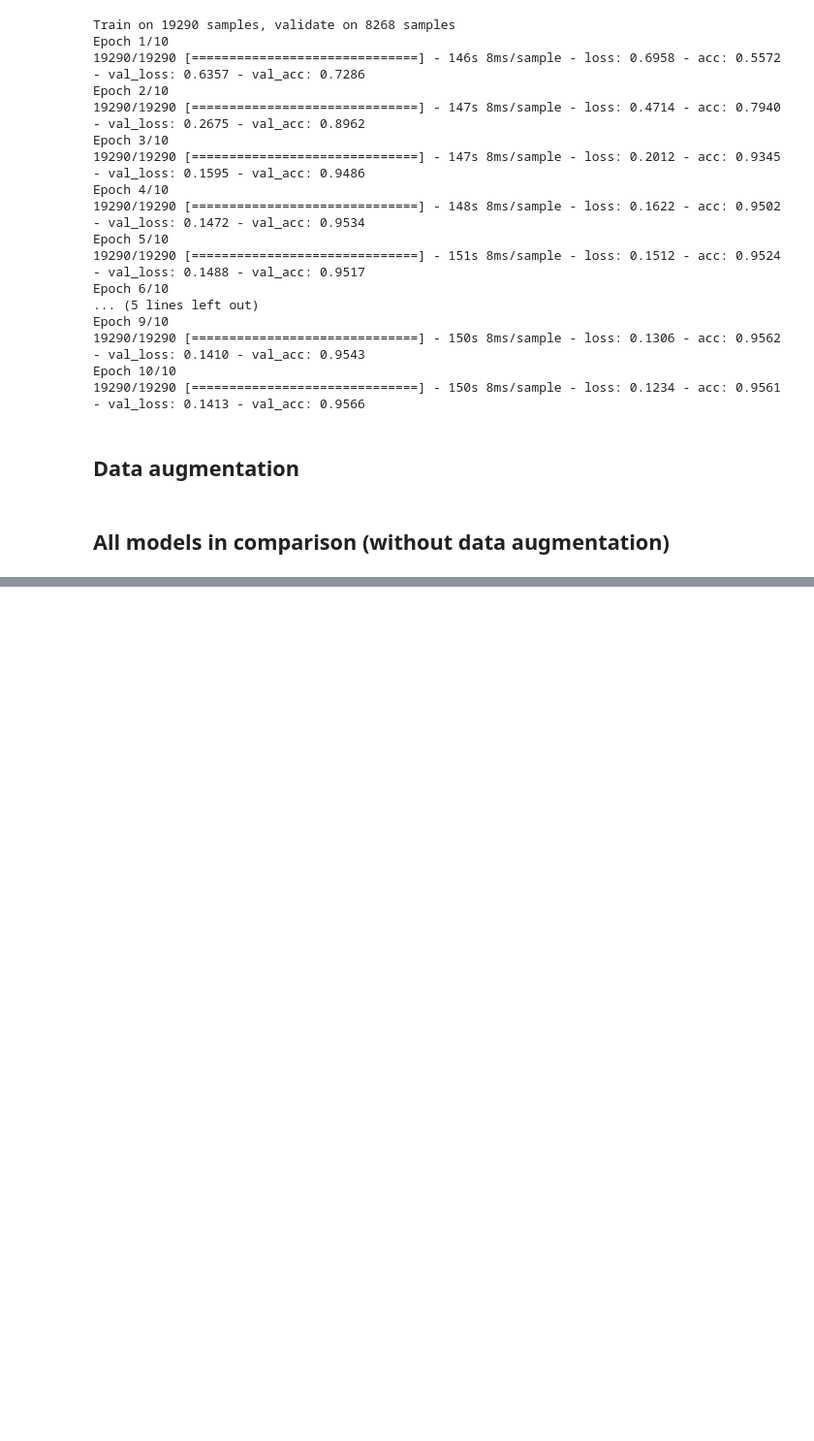
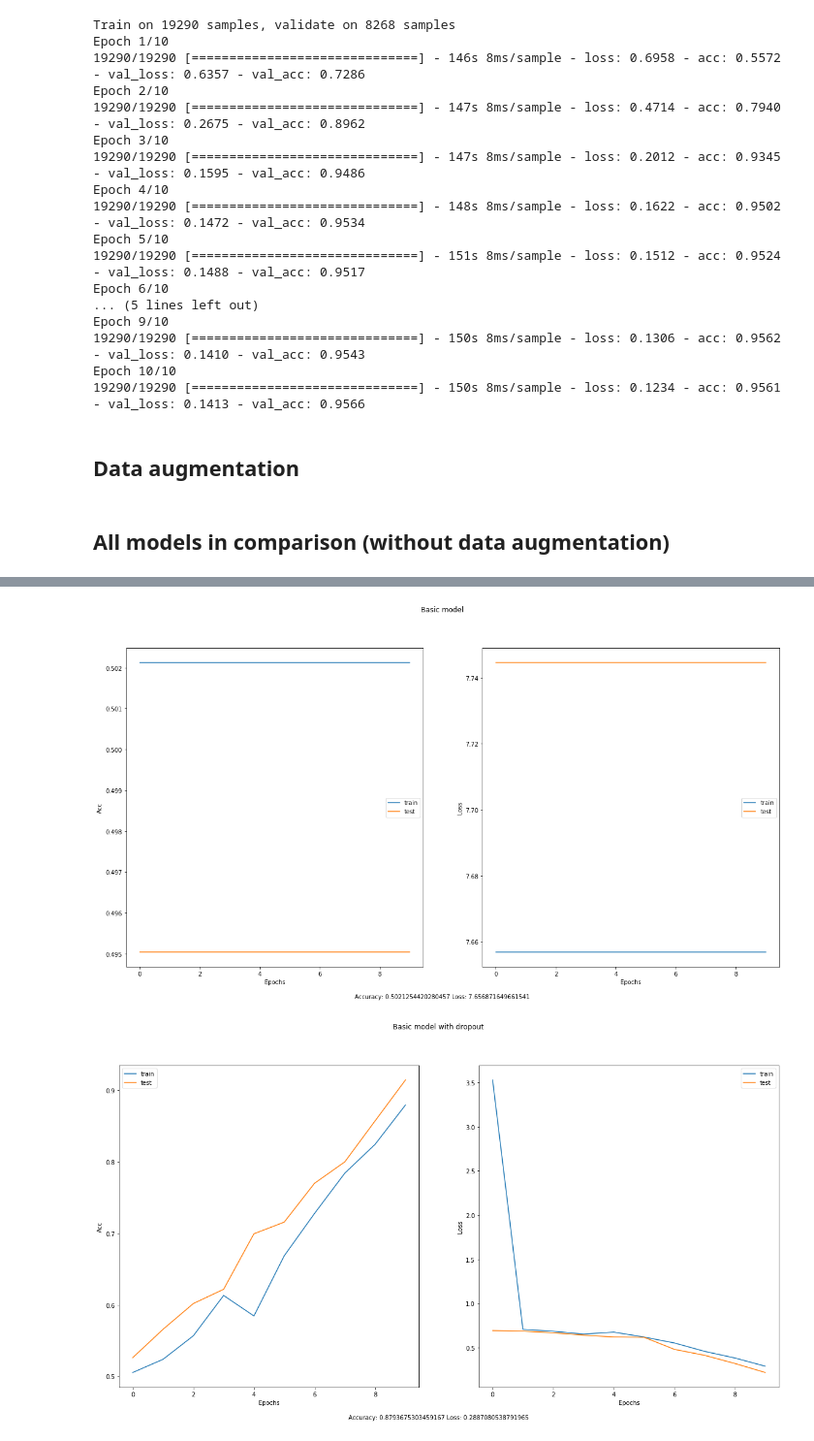
Before and after one commit to marcinsola/malaria-detection, a Jupyter notebook: malaria.ipynb, the cells around one changed output, grey strips where cells are left out. Shown: that part at 97% size. Cells and saved outputs as stored; diff of their text form; code cells hidden in the pictures; blank space fills up the shorter version.

Commit message:
Subplots fix

```diff
--- a/malaria.ipynb
+++ b/malaria.ipynb
@@ -385,17 +385,8 @@ Epoch 10/10
 ## All models in comparison (without data augmentation)
 # %%
 def plot_loss(history, key='acc'):
-    plt.figure(figsize=(15, 5))
+    plt.plot(history.history[key])
+    plt.plot(history.history['val_' + key])
     plt.xlabel('Epochs')
     plt.ylabel(key.title())
-    plt.plot(history.history[key])
-    plt.plot(history.history['val_' + key])
     plt.legend(['train', 'test'], loc='best')
-    plt.show()
-# %%
-plt.figure()
-i = 0
-for name, result in results:
-    plt.subplot('12{0}'.format(i+1))
-    plot_loss(result)
-    plot_loss(result, key='loss')
@@ -414,0 +393,14 @@ for name, result in results:
+# %%
+for name, result in results:
+    fig = plt.figure(figsize=(20, 10))
+    fig.suptitle(name)
+    fig.text(.5, .05, 'Accuracy: {0} Loss: {1}'.format(result.history['acc'][-1], result.history['loss'][-1]), ha='center')
+    plt.subplot(121)
+    plot_loss(result)
+    plt.subplot(122)
+    plot_loss(result, key='loss')
+
+plt.show()
+# %% [output]
+[figure, added]
+[figure, added]
```
Also changed, not shown: parts of 2 cells of this notebook.
